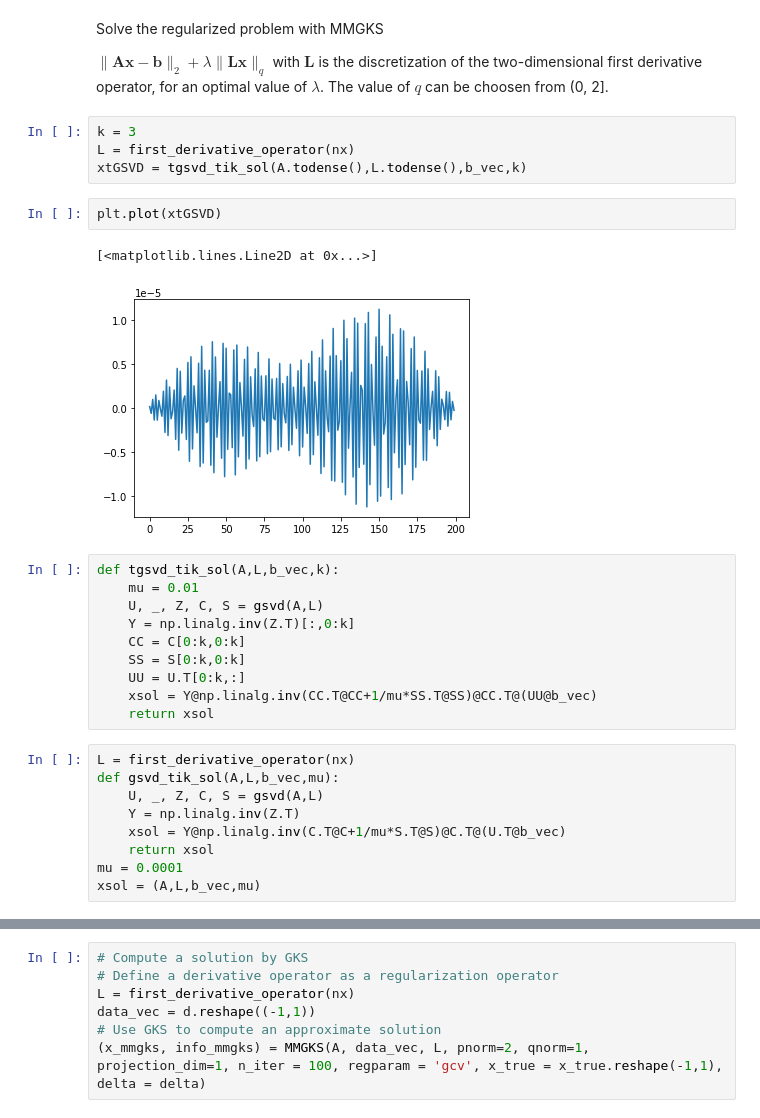
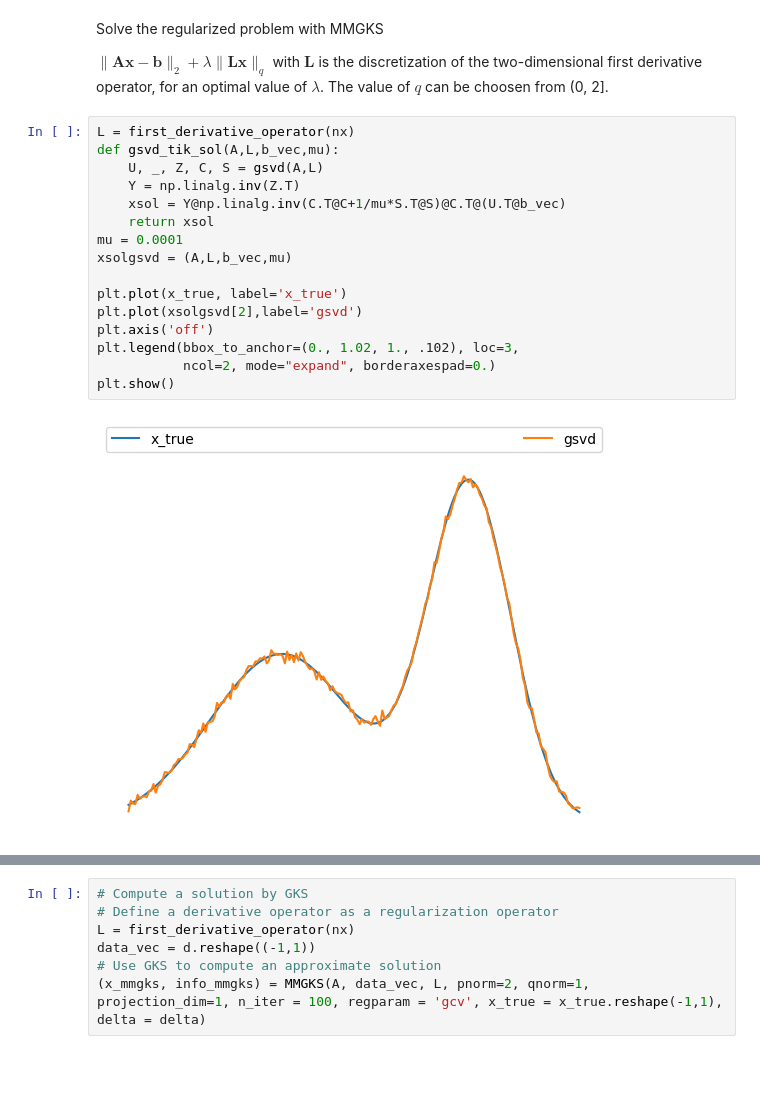
Before and after one commit to mpasha3/trips-py, a Jupyter notebook: demos/demo_1D_deblurring.ipynb, the cells around one changed output, grey strips where cells are left out. Drawn from its saved outputs; the diff is of its cells as text; blank space fills up the shorter version.

```diff
--- a/demos/demo_1D_deblurring.ipynb
+++ b/demos/demo_1D_deblurring.ipynb
@@ -121,31 +121,21 @@ b_vec = d.reshape((-1,1))
 Solve the regularized problem with MMGKS
 
 $\|\mathbf A{\mathbf x} - {\mathbf b}\|_2 + \lambda \|\mathbf L\mathbf x\|_q$ with $\mathbf L$ is the discretization of the two-dimensional first derivative operator, for an optimal value of $\lambda$. The value of $q$ can be choosen from (0, 2].
-# %%
-k = 3
-L = first_derivative_operator(nx)
-xtGSVD = tgsvd_tik_sol(A.todense(),L.todense(),b_vec,k)
-# %%
-plt.plot(xtGSVD)
-# %% [output]
-[<matplotlib.lines.Line2D at 0x...>]
-[figure, removed]
-# %%
-def tgsvd_tik_sol(A,L,b_vec,k):
-    mu = 0.01
-    U, _, Z, C, S = gsvd(A,L)
-    Y = np.linalg.inv(Z.T)[:,0:k]
-    CC = C[0:k,0:k]
-    SS = S[0:k,0:k]
-    UU = U.T[0:k,:]
-    xsol = Y@np.linalg.inv(CC.T@CC+1/mu*SS.T@SS)@CC.T@(UU@b_vec)
-    return xsol
 # %%
 L = first_derivative_operator(nx)
 def gsvd_tik_sol(A,L,b_vec,mu):
     U, _, Z, C, S = gsvd(A,L)
     Y = np.linalg.inv(Z.T)
     xsol = Y@np.linalg.inv(C.T@C+1/mu*S.T@S)@C.T@(U.T@b_vec)
     return xsol
 mu = 0.0001
-xsol = (A,L,b_vec,mu)
+xsolgsvd = (A,L,b_vec,mu)
+
+plt.plot(x_true, label='x_true')
+plt.plot(xsolgsvd[2],label='gsvd')
+plt.axis('off')
+plt.legend(bbox_to_anchor=(0., 1.02, 1., .102), loc=3,
+           ncol=2, mode="expand", borderaxespad=0.)
+plt.show()
+# %% [output]
+[figure, added]
```
Also changed, not shown: parts of 10 cells of this notebook.
